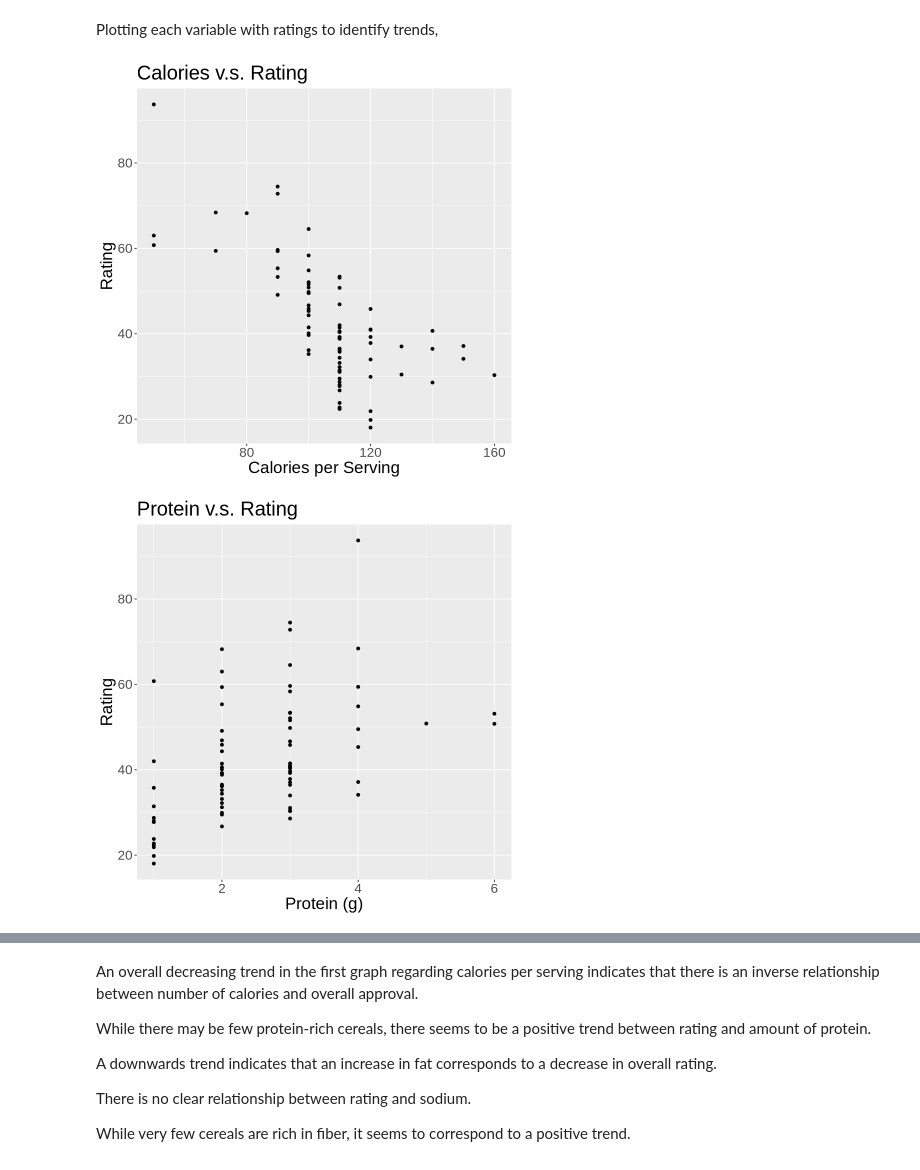
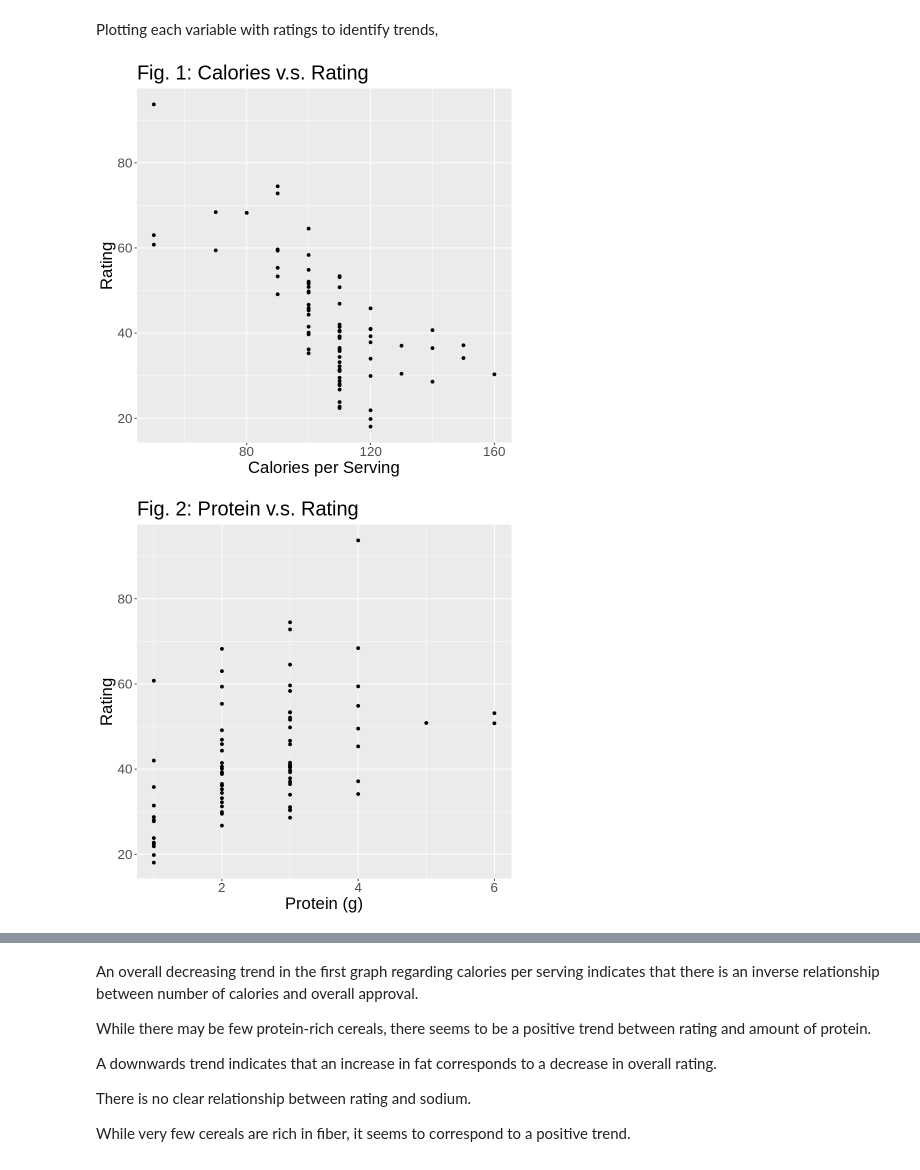
Before and after one commit to jaysjello/dsci-100-project_group24, a Jupyter notebook: project_proposal.ipynb, the cells around one changed output, grey strips where cells are left out. Drawn from its saved outputs; the diff is of its cells as text; code cells hidden in the pictures.

Commit message:
Added titles, and written explanation

```diff
--- a/project_proposal.ipynb
+++ b/project_proposal.ipynb
@@ -94,59 +113,59 @@ Plotting each variable with ratings to identify trends,
 plot_calories <- new_cereal |>
     ggplot(aes(x = calories, y = rating)) +
     geom_point() +
-    labs(title = "Calories v.s. Rating", x = "Calories per Serving", y = "Rating") +
+    labs(title = "Fig. 1: Calories v.s. Rating", x = "Calories per Serving", y = "Rating") +
     theme(text = element_text(size = 20))
 
 plot_protein <- new_cereal |>
     ggplot(aes(x = protein, y = rating)) +
     geom_point() +
-    labs(title = "Protein v.s. Rating", x = "Protein (g)", y = "Rating") +
+    labs(title = "Fig. 2: Protein v.s. Rating", x = "Protein (g)", y = "Rating") +
     theme(text = element_text(size = 20))
 
 plot_fat <- new_cereal |>
     ggplot(aes(x = fat, y = rating)) +
     geom_point() +
-    labs(title = "Fat v.s. Rating", x = "Fat (g)", y = "Rating") +
+    labs(title = "Fig. 3: Fat v.s. Rating", x = "Fat (g)", y = "Rating") +
     theme(text = element_text(size = 20))
 
 plot_sodium <- new_cereal |>
     ggplot(aes(x = sodium, y = rating)) +
     geom_point() +
-    labs(title = "Sodium v.s. Rating", x = "Sodium (mg)", y = "Rating") +
+    labs(title = "Fig. 4: Sodium v.s. Rating", x = "Sodium (mg)", y = "Rating") +
     theme(text = element_text(size = 20))
 
 plot_fiber <- new_cereal |>
     ggplot(aes(x = fiber, y = rating)) +
     geom_point() +
-    labs(title = "Fiber v.s. Rating", x = "Fiber (g)", y = "Rating") +
+    labs(title = "Fig. 5: Fiber v.s. Rating", x = "Fiber (g)", y = "Rating") +
     theme(text = element_text(size = 20))
 
 plot_carbo <- new_cereal |>
     ggplot(aes(x = carbo, y = rating)) +
     geom_point() +
-    labs(title = "Carbohydrates v.s. Rating", x = "Carbohydrates (g)", y = "Rating") +
+    labs(title = "Fig. 6: Carbohydrates v.s. Rating", x = "Carbohydrates (g)", y = "Rating") +
     theme(text = element_text(size = 20))
 
 plot_sugars <- new_cereal |>
     ggplot(aes(x = sugars, y = rating)) +
     geom_point() +
-    labs(title = "Sugars v.s. Rating", x = "Sugars (g)", y = "Rating") +
+    labs(title = "Fig. 7: Sugars v.s. Rating", x = "Sugars (g)", y = "Rating") +
     theme(text = element_text(size = 20))
 
 plot_potass <- new_cereal |>
     ggplot(aes(x = potass, y = rating)) +
     geom_point() +
-    labs(title = "Potassium v.s. Rating", x = "Potassium (mg)", y = "Rating") +
+    labs(title = "Fig. 8: Potassium v.s. Rating", x = "Potassium (mg)", y = "Rating") +
     theme(text = element_text(size = 20))
 
 plot_calories
 plot_protein
 plot_fat
 plot_sodium
 plot_fiber
 plot_carbo
 plot_sugars
 plot_potass
 # %% [output]
-[figure, old version]
+[figure, new version]
-[figure, old version]
+[figure, new version]
```
Also changed, not shown: parts of 6 cells of this notebook.
